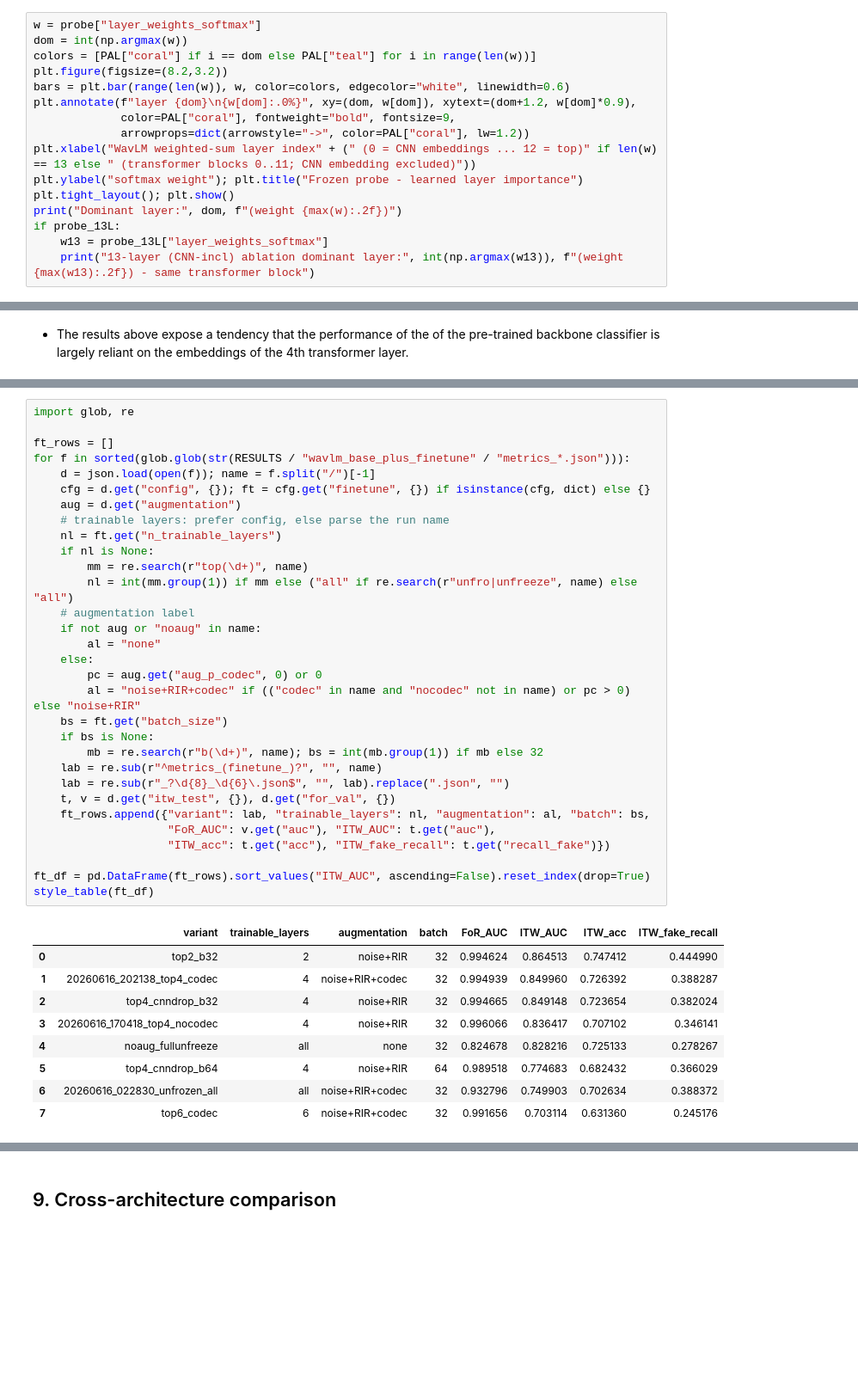
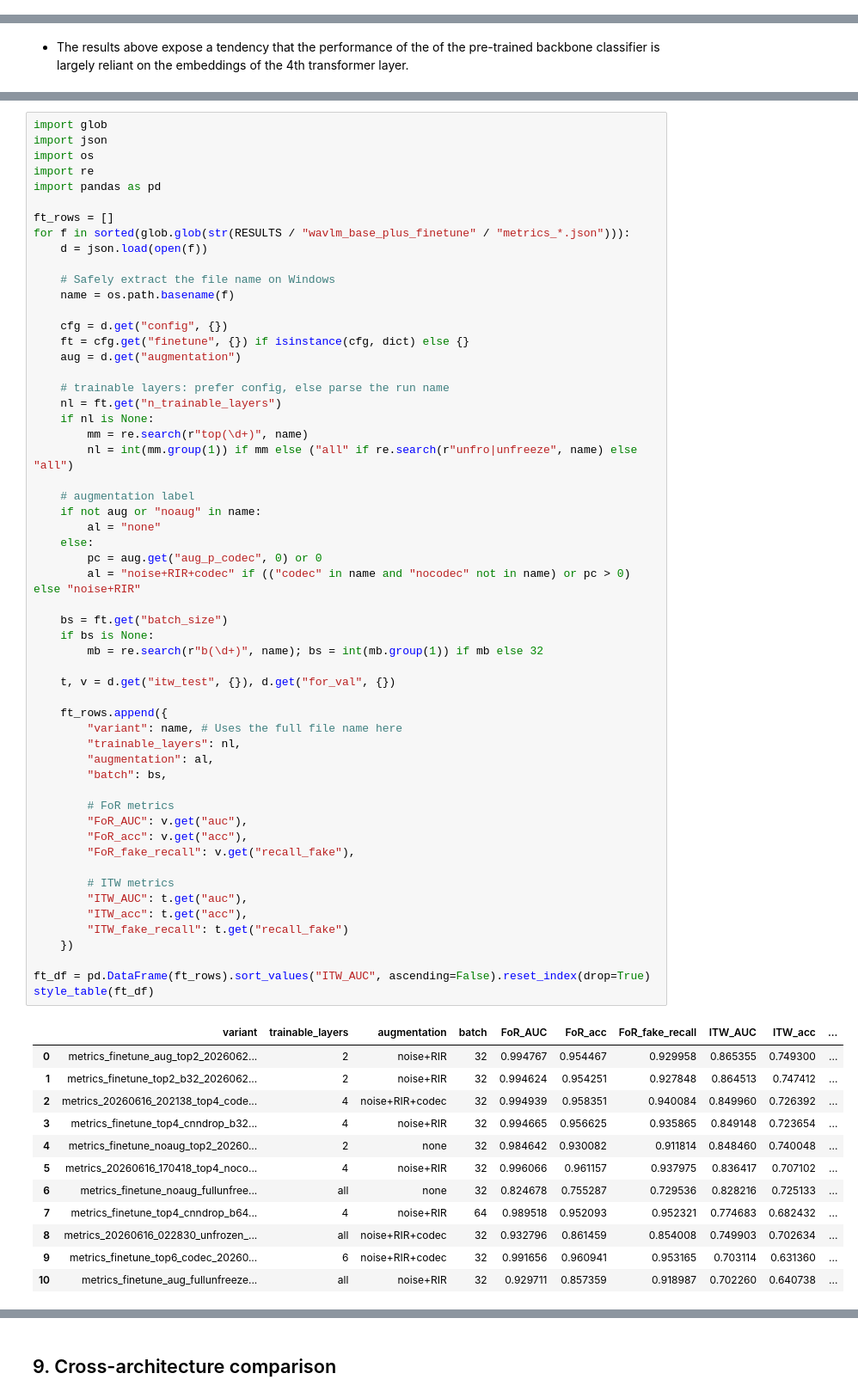
Before and after one commit to KonstaninosKaimakis/audio-deepfake-detection-DL, a Jupyter notebook: report.ipynb, the cells around one changed output, grey strips where cells are left out. Shown at 86% size. Cells and saved outputs as stored; diff of their text form; blank space fills up the shorter version.

```diff
--- a/report.ipynb
+++ b/report.ipynb
@@ -451,16 +451,0 @@ Best fine-tune variant by ITW AUC: metrics_finetune_aug_top2_20260623_003954.jso
-# %%
-w = probe["layer_weights_softmax"]
-dom = int(np.argmax(w))
-colors = [PAL["coral"] if i == dom else PAL["teal"] for i in range(len(w))]
-plt.figure(figsize=(8.2,3.2))
-bars = plt.bar(range(len(w)), w, color=colors, edgecolor="white", linewidth=0.6)
-plt.annotate(f"layer {dom}\n{w[dom]:.0%}", xy=(dom, w[dom]), xytext=(dom+1.2, w[dom]*0.9),
-             color=PAL["coral"], fontweight="bold", fontsize=9,
-             arrowprops=dict(arrowstyle="->", color=PAL["coral"], lw=1.2))
-plt.xlabel("WavLM weighted-sum layer index" + (" (0 = CNN embeddings ... 12 = top)" if len(w) == 13 else " (transformer blocks 0..11; CNN embedding excluded)"))
-plt.ylabel("softmax weight"); plt.title("Frozen probe - learned layer importance")
-plt.tight_layout(); plt.show()
-print("Dominant layer:", dom, f"(weight {max(w):.2f})")
-if probe_13L:
-    w13 = probe_13L["layer_weights_softmax"]
-    print("13-layer (CNN-incl) ablation dominant layer:", int(np.argmax(w13)), f"(weight {max(w13):.2f}) - same transformer block")
@@ -525,44 +578,72 @@ Beyond the frozen probe, we ran a sweep of **full fine-tuning** configurations,
 # %%
-import glob, re
+import glob
+import json
+import os
+import re
+import pandas as pd
 
 ft_rows = []
 for f in sorted(glob.glob(str(RESULTS / "wavlm_base_plus_finetune" / "metrics_*.json"))):
-    d = json.load(open(f)); name = f.split("/")[-1]
-    cfg = d.get("config", {}); ft = cfg.get("finetune", {}) if isinstance(cfg, dict) else {}
+    d = json.load(open(f))
+
+    # Safely extract the file name on Windows
+    name = os.path.basename(f)
+
+    cfg = d.get("config", {})
+    ft = cfg.get("finetune", {}) if isinstance(cfg, dict) else {}
     aug = d.get("augmentation")
+
     # trainable layers: prefer config, else parse the run name
     nl = ft.get("n_trainable_layers")
     if nl is None:
         mm = re.search(r"top(\d+)", name)
         nl = int(mm.group(1)) if mm else ("all" if re.search(r"unfro|unfreeze", name) else "all")
+
     # augmentation label
     if not aug or "noaug" in name:
         al = "none"
     else:
         pc = aug.get("aug_p_codec", 0) or 0
         al = "noise+RIR+codec" if (("codec" in name and "nocodec" not in name) or pc > 0) else "noise+RIR"
+
     bs = ft.get("batch_size")
     if bs is None:
         mb = re.search(r"b(\d+)", name); bs = int(mb.group(1)) if mb else 32
-    lab = re.sub(r"^metrics_(finetune_)?", "", name)
-    lab = re.sub(r"_?\d{8}_\d{6}\.json$", "", lab).replace(".json", "")
+
     t, v = d.get("itw_test", {}), d.get("for_val", {})
-    ft_rows.append({"variant": lab, "trainable_layers": nl, "augmentation": al, "batch": bs,
-                    "FoR_AUC": v.get("auc"), "ITW_AUC": t.get("auc"),
-                    "ITW_acc": t.get("acc"), "ITW_fake_recall": t.get("recall_fake")})
+
+    ft_rows.append({
+        "variant": name, # Uses the full file name here
+        "trainable_layers": nl,
+        "augmentation": al,
+        "batch": bs,
+
+        # FoR metrics
+        "FoR_AUC": v.get("auc"),
+        "FoR_acc": v.get("acc"),
+        "FoR_fake_recall": v.get("recall_fake"),
+
+        # ITW metrics
+        "ITW_AUC": t.get("auc"),
+        "ITW_acc": t.get("acc"),
+        "ITW_fake_recall": t.get("recall_fake")
+    })
 
 ft_df = pd.DataFrame(ft_rows).sort_values("ITW_AUC", ascending=False).reset_index(drop=True)
 style_table(ft_df)
 # %% [output]
-|  | variant | trainable_layers | augmentation | batch | FoR_AUC | ITW_AUC | ITW_acc | ITW_fake_recall |
-| 0 | top2_b32 | 2 | noise+RIR | 32 | 0.994624 | 0.864513 | 0.747412 | 0.444990 |
-| 1 | 20260616_202138_top4_codec | 4 | noise+RIR+codec | 32 | 0.994939 | 0.849960 | 0.726392 | 0.388287 |
-| 2 | top4_cnndrop_b32 | 4 | noise+RIR | 32 | 0.994665 | 0.849148 | 0.723654 | 0.382024 |
-| 3 | 20260616_170418_top4_nocodec | 4 | noise+RIR | 32 | 0.996066 | 0.836417 | 0.707102 | 0.346141 |
-| 4 | noaug_fullunfreeze | all | none | 32 | 0.824678 | 0.828216 | 0.725133 | 0.278267 |
-| 5 | top4_cnndrop_b64 | 4 | noise+RIR | 64 | 0.989518 | 0.774683 | 0.682432 | 0.366029 |
-| 6 | 20260616_022830_unfrozen_all | all | noise+RIR+codec | 32 | 0.932796 | 0.749903 | 0.702634 | 0.388372 |
-| 7 | top6_codec | 6 | noise+RIR+codec | 32 | 0.991656 | 0.703114 | 0.631360 | 0.245176 |
+|  | variant | trainable_layers | augmentation | batch | FoR_AUC | FoR_acc | FoR_fake_recall | ITW_AUC | ITW_acc | ... |
+| 0 | metrics_finetune_aug_top2_2026062... | 2 | noise+RIR | 32 | 0.994767 | 0.954467 | 0.929958 | 0.865355 | 0.749300 | ... |
+| 1 | metrics_finetune_top2_b32_2026062... | 2 | noise+RIR | 32 | 0.994624 | 0.954251 | 0.927848 | 0.864513 | 0.747412 | ... |
+| 2 | metrics_20260616_202138_top4_code... | 4 | noise+RIR+codec | 32 | 0.994939 | 0.958351 | 0.940084 | 0.849960 | 0.726392 | ... |
+| 3 | metrics_finetune_top4_cnndrop_b32... | 4 | noise+RIR | 32 | 0.994665 | 0.956625 | 0.935865 | 0.849148 | 0.723654 | ... |
+| 4 | metrics_finetune_noaug_top2_20260... | 2 | none | 32 | 0.984642 | 0.930082 | 0.911814 | 0.848460 | 0.740048 | ... |
+| 5 | metrics_20260616_170418_top4_noco... | 4 | noise+RIR | 32 | 0.996066 | 0.961157 | 0.937975 | 0.836417 | 0.707102 | ... |
+| 6 | metrics_finetune_noaug_fullunfree... | all | none | 32 | 0.824678 | 0.755287 | 0.729536 | 0.828216 | 0.725133 | ... |
+| 7 | metrics_finetune_top4_cnndrop_b64... | 4 | noise+RIR | 64 | 0.989518 | 0.952093 | 0.952321 | 0.774683 | 0.682432 | ... |
+| 8 | metrics_20260616_022830_unfrozen_... | all | noise+RIR+codec | 32 | 0.932796 | 0.861459 | 0.854008 | 0.749903 | 0.702634 | ... |
+| 9 | metrics_finetune_top6_codec_20260... | 6 | noise+RIR+codec | 32 | 0.991656 | 0.960941 | 0.953165 | 0.703114 | 0.631360 | ... |
+| 10 | metrics_finetune_aug_fullunfreeze... | all | noise+RIR | 32 | 0.929711 | 0.857359 | 0.918987 | 0.702260 | 0.640738 | ... |
 # %%
 m = ft_df.set_index("variant"); order = m.sort_values("ITW_AUC").index
 y = np.arange(len(order)); h = 0.26
```
Also changed, not shown: parts of 19 cells of this notebook.
